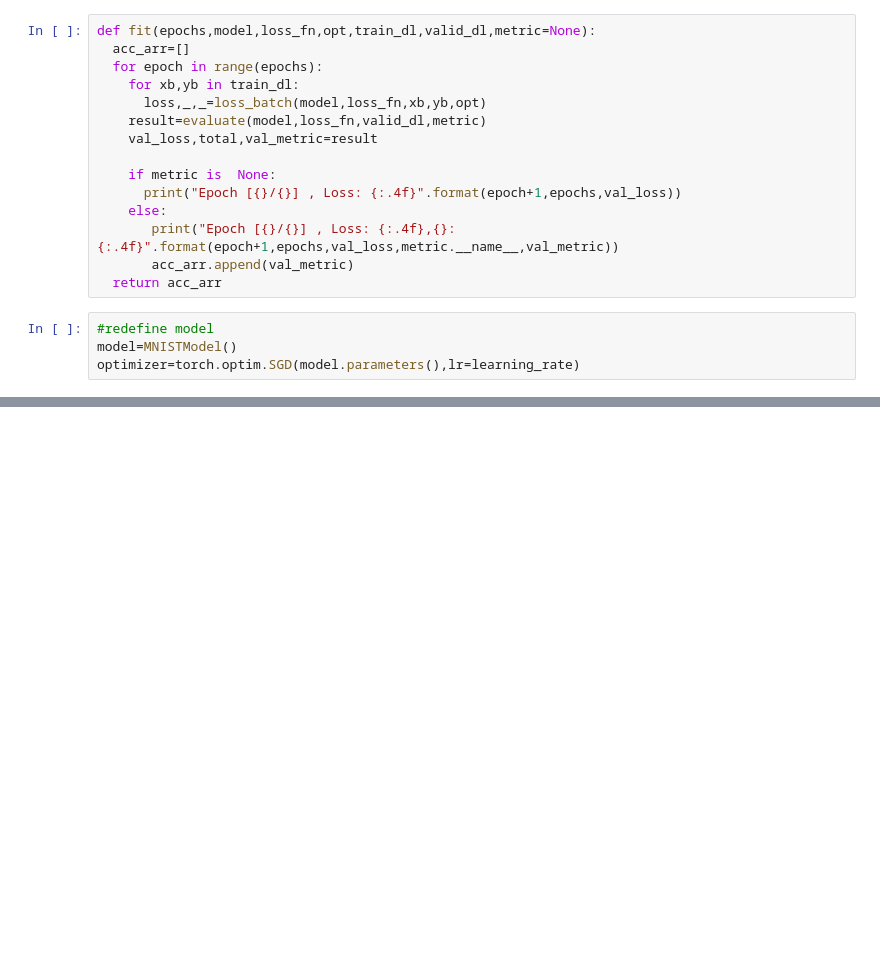
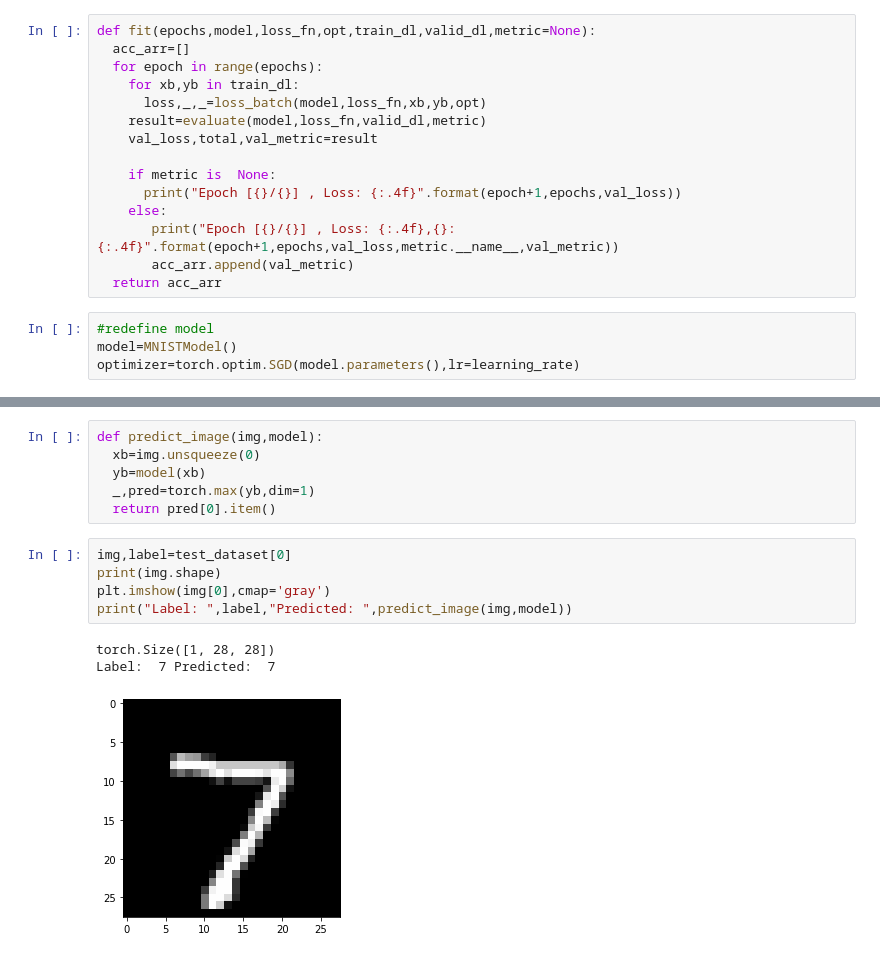
Before and after one commit to Shruti-Subu/logistic_reg, a Jupyter notebook: Untitled6.ipynb, the cells around one changed output, grey strips where cells are left out. Cells and saved outputs as stored; diff of their text form; blank space fills up the shorter version.

```diff
--- a/Untitled6.ipynb
+++ b/Untitled6.ipynb
@@ -302,0 +296,15 @@ Text(0.5, 1.0, 'Accuracy v/s epoch')
+# %%
+def predict_image(img,model):
+  xb=img.unsqueeze(0)
+  yb=model(xb)
+  _,pred=torch.max(yb,dim=1)
+  return pred[0].item()
+# %%
+img,label=test_dataset[0]
+print(img.shape)
+plt.imshow(img[0],cmap='gray')
+print("Label: ",label,"Predicted: ",predict_image(img,model))
+# %% [output]
+torch.Size([1, 28, 28])
+Label:  7 Predicted:  7
+[figure, added]
```
Also changed, not shown: parts of 22 cells of this notebook.
